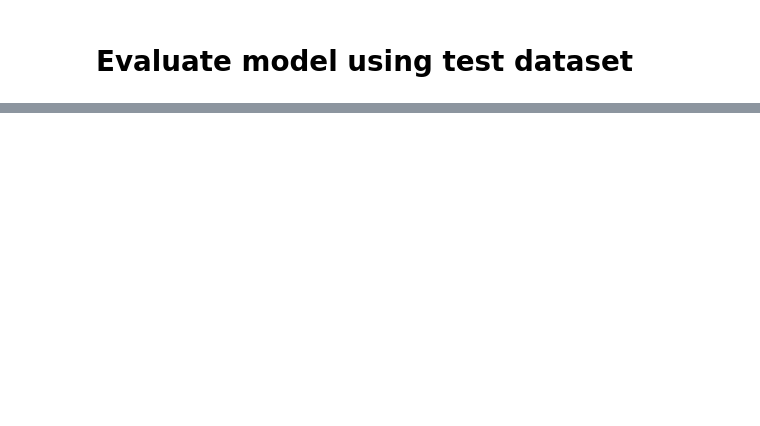
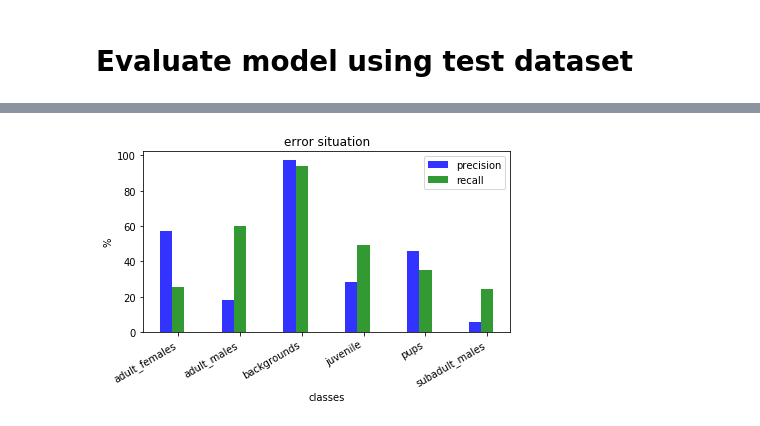
Before and after one commit to marioZYN/IACV-Project, a Jupyter notebook: assignment 2/evaluation.ipynb, the cells around one changed output, grey strips where cells are left out. Drawn from its saved outputs; the diff is of its cells as text; code cells hidden in the pictures; blank space fills up the shorter version.

```diff
--- a/assignment 2/evaluation.ipynb
+++ b/assignment 2/evaluation.ipynb
@@ -113,0 +168,20 @@ model.evaluate_generator(test_generator, steps=1000)
+# %%
+correct_pred = {
+    'adult_females': 0,
+     'adult_males': 0,
+     'backgrounds': 0,
+     'juveniles': 0,
+     'pups': 0,
+     'subadult_males': 0}
+
+index_dic = {
+    0: 'adult_females',
+    1: 'adult_males',
+    2: 'backgrounds',
+    3: 'juveniles',
+    4: 'pups',
+    5: 'subadult_males'
+}
+for i in range(len(pred_classes)):
+    if pred_classes[i] == test_generator.classes[i]:
+        correct_pred[index_dic[pred_classes[i]]] += 1
@@ -113,0 +244,35 @@ model.evaluate_generator(test_generator, steps=1000)
+# %%
+n_groups = 6
+precision = []
+recall = []
+for key, val in correct_pred.items():
+    precision.append(val / pred_classes_num[test_generator.class_indices[key]] * 100)
+    recall.append(val / real_classes_num[test_generator.class_indices[key]] * 100)
+
+
+fig, ax = plt.subplots()
+index = np.arange(n_groups)
+bar_width = 0.2
+opacity = 0.8
+
+rect = plt.bar(index, precision, bar_width,
+                 alpha=opacity,
+                 color='b',
+                 label='precision')
+
+rects2 = plt.bar(index + bar_width, recall, bar_width,
+                 alpha=opacity,
+                 color='g',
+                 label='recall')
+
+plt.xlabel('classes')
+plt.ylabel('%')
+plt.title('error situation')
+plt.xticks(index + bar_width, ('adult_females', 'adult_males', 'backgrounds', 'juvenile', 'pups', 'subadult_males'))
+plt.legend()
+
+plt.setp(ax.get_xticklabels(), rotation=30, horizontalalignment='right')
+plt.tight_layout()
+plt.show()
+# %% [output]
+[figure, added]
```
Also changed, not shown: parts of 19 cells of this notebook, 3 other files.
